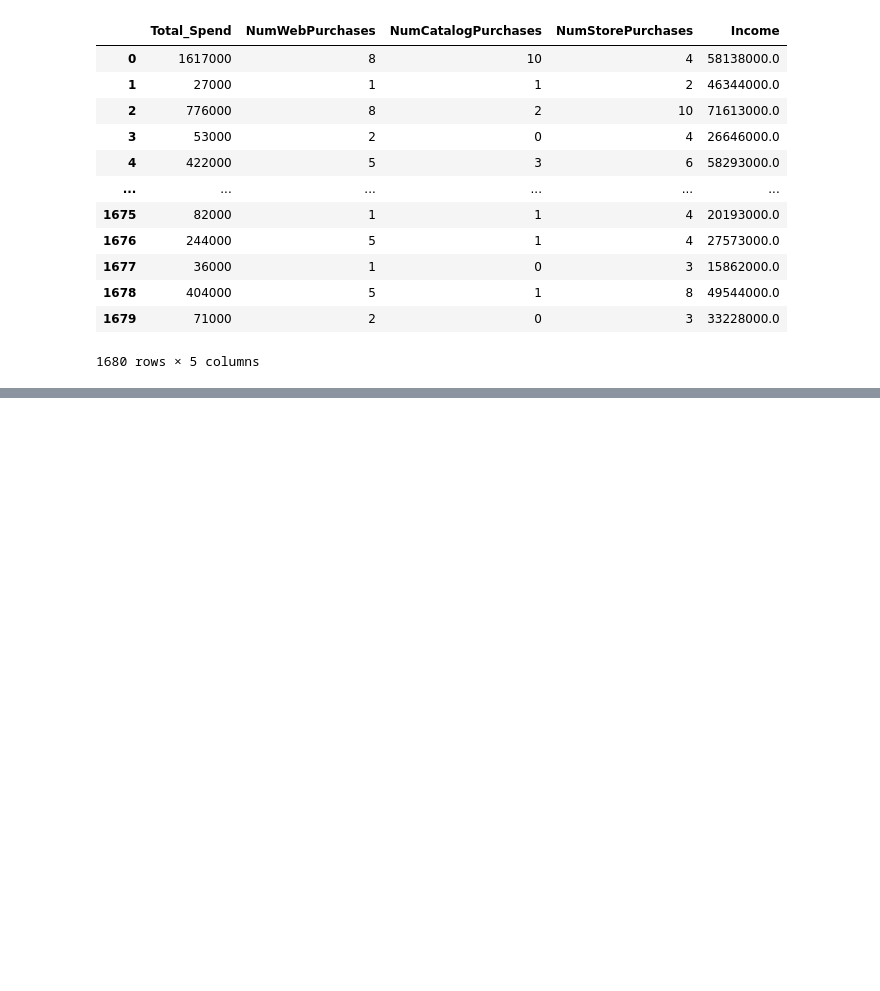
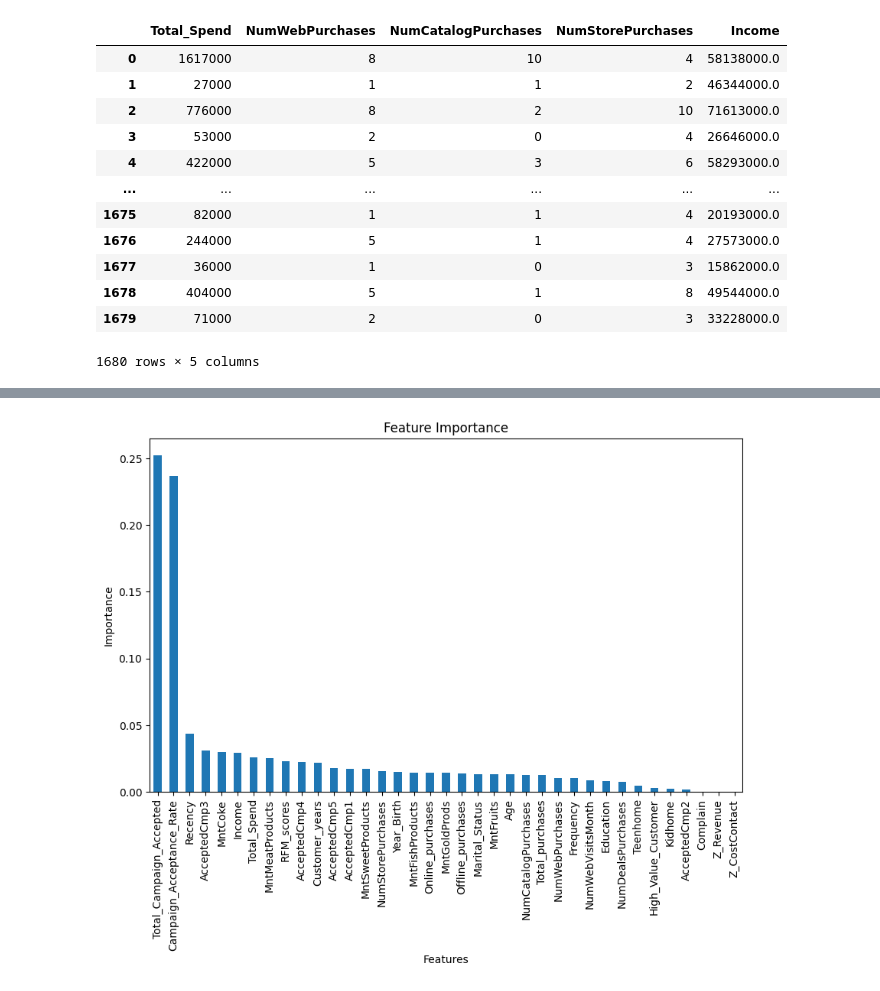
Before and after one commit to gowthamav007/sample-customer-analysis, a Jupyter notebook: Customer_Analysis.ipynb, the cells around one changed output, grey strips where cells are left out. Drawn from its saved outputs; the diff is of its cells as text; code cells hidden in the pictures; blank space fills up the shorter version.

```diff
--- a/Customer_Analysis.ipynb
+++ b/Customer_Analysis.ipynb
@@ -525,0 +501,6 @@ array([0, 1, 1, 0, 0, 0, 0, 0, 0, 0, 0, 0, 0, 0, 0, 0, 0, 0, 0, 0, 0, 0,
+# %%
+#Define input and target variable
+x=df.drop(columns=['ID', 'Response', 'Dt_Customer', 'Cluster'])
+y=df['Response']
+#Splitting the dataset into train and test set.
+x_train,x_test, y_train, y_test = train_test_split(x,y, test_size=0.2, random_state=42)
@@ -525,0 +509,4 @@ array([0, 1, 1, 0, 0, 0, 0, 0, 0, 0, 0, 0, 0, 0, 0, 0, 0, 0, 0, 0, 0, 0,
+# %%
+#train model
+model = RandomForestClassifier(n_estimators=100, random_state=42)
+model.fit(x_train, y_train)
@@ -525,0 +540,11 @@ array([0, 1, 1, 0, 0, 0, 0, 0, 0, 0, 0, 0, 0, 0, 0, 0, 0, 0, 0, 0, 0, 0,
+# %%
+#feature importance
+importances = pd.Series(model.feature_importances_, index=x.columns).sort_values(ascending=False)
+plt.figure(figsize=(10, 6))
+importances.plot(kind='bar')
+plt.title('Feature Importance')
+plt.xlabel('Features')
+plt.ylabel('Importance')
+plt.show()
+# %% [output]
+[figure, added]
```
Also changed, not shown: parts of 13 cells of this notebook.
